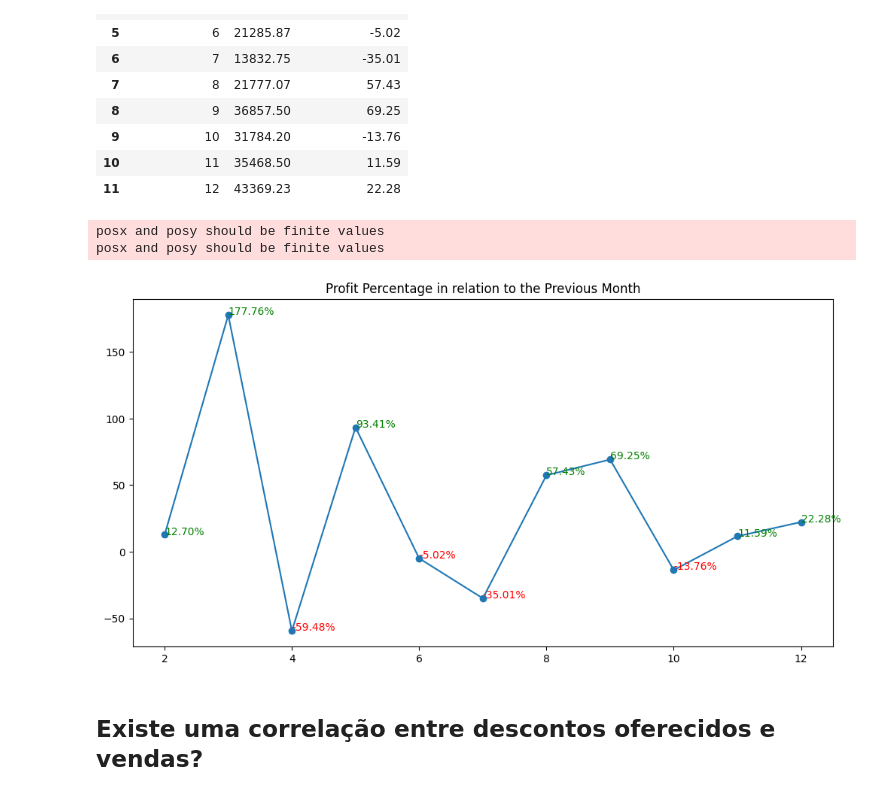
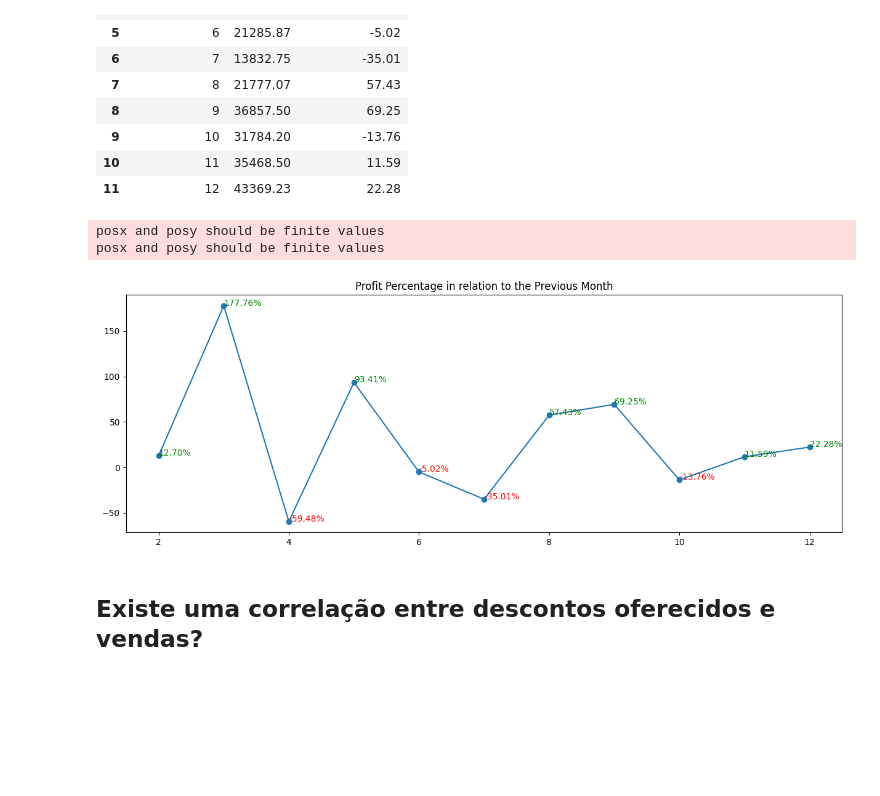
Before and after one commit to djalmarodriguess/Projeto_Analise_Descritiva_Com_Python, a Jupyter notebook: SuperStore.ipynb, the cells around one changed output. Drawn from its saved outputs; the diff is of its cells as text; code cells hidden in the pictures; blank space fills up the shorter version.

```diff
--- a/SuperStore.ipynb
+++ b/SuperStore.ipynb
@@ -319,26 +319,26 @@ aux1
 | 11 | 12 | 43369.23 | 22.28 |
 # %%
 # Criar o gráfico de linhas
-plt.figure(figsize=(12, 6))
+plt.figure(figsize=(15, 5))
 plt.plot(aux1['Order Month'], aux1['Profit_Percent'], marker='o')
 
 
 # Adicionar as anotações de texto com os valores de variação
 for i in range(len(aux1)):
     x = aux1['Order Month'][i]
     y = aux1['Profit_Percent'][i]
     color = 'red' if y < 0 else 'green'
     plt.text(x, y, f'{y:.2f}%', color=color)
 
 
 plt.xlabel('')
 plt.ylabel('')
 plt.title('Profit Percentage in relation to the Previous Month')
 plt.show()
 # %% [output]
 posx and posy should be finite values
 posx and posy should be finite values
-[figure, old version]
+[figure, new version]
 # %% [markdown]
 ## Existe uma correlação entre descontos oferecidos e vendas?
 # %% [markdown]
```
Also changed, not shown: parts of 11 cells of this notebook.
